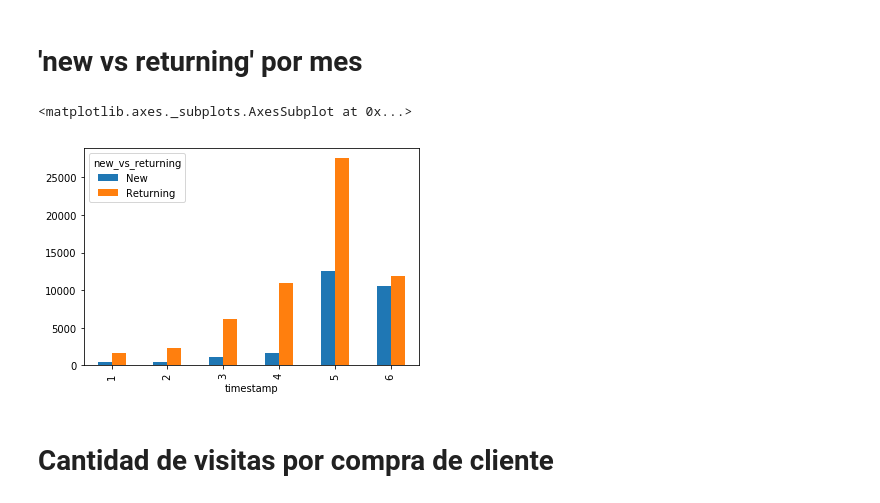
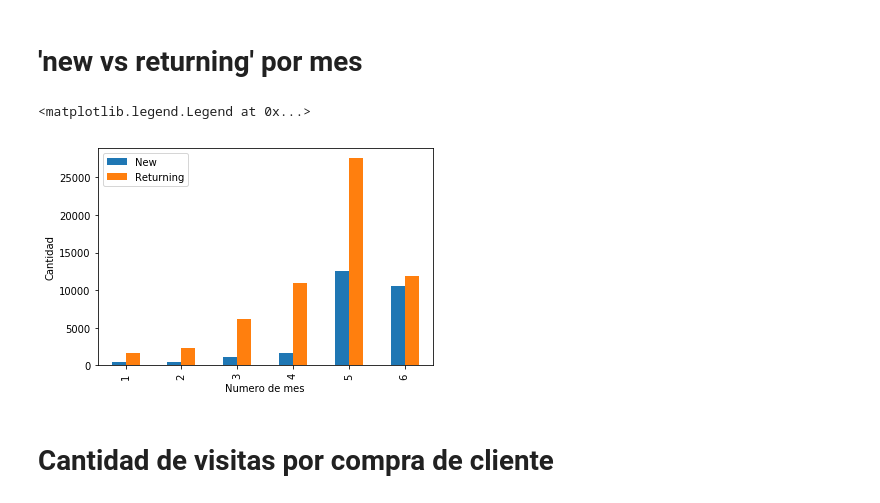
Before and after one commit to sebalogue/tp1-datos, a Jupyter notebook: src/seba/analisis-intro.ipynb, the cells around one changed output. Drawn from its saved outputs; the diff is of its cells as text; code cells hidden in the pictures.

```diff
--- a/src/seba/analisis-intro.ipynb
+++ b/src/seba/analisis-intro.ipynb
@@ -130,10 +210,12 @@ df_event_mod.loc[df_event_mod['event'] == 'lead']['model'].value_counts().head()
 # 'new vs returning' por mes
 # %%
 df_new_vs_ret = tf.filter(items = ['event', 'new_vs_returning'])
-tf.groupby([tf['timestamp'].dt.month, 'new_vs_returning']).size().unstack().plot(kind='bar')
+graf = tf.groupby([tf['timestamp'].dt.month, 'new_vs_returning']).size().unstack().plot(kind='bar')
+graf.set(xlabel='Numero de mes', ylabel='Cantidad')
+graf.legend(['New', 'Returning'])
 # %% [output]
-<matplotlib.axes._subplots.AxesSubplot at 0x...>
+<matplotlib.legend.Legend at 0x...>
-[figure, old version]
+[figure, new version]
 # %% [markdown]
 # Cantidad de visitas por compra de cliente
 # %% [markdown]
```
Also changed, not shown: parts of 18 cells of this notebook.
